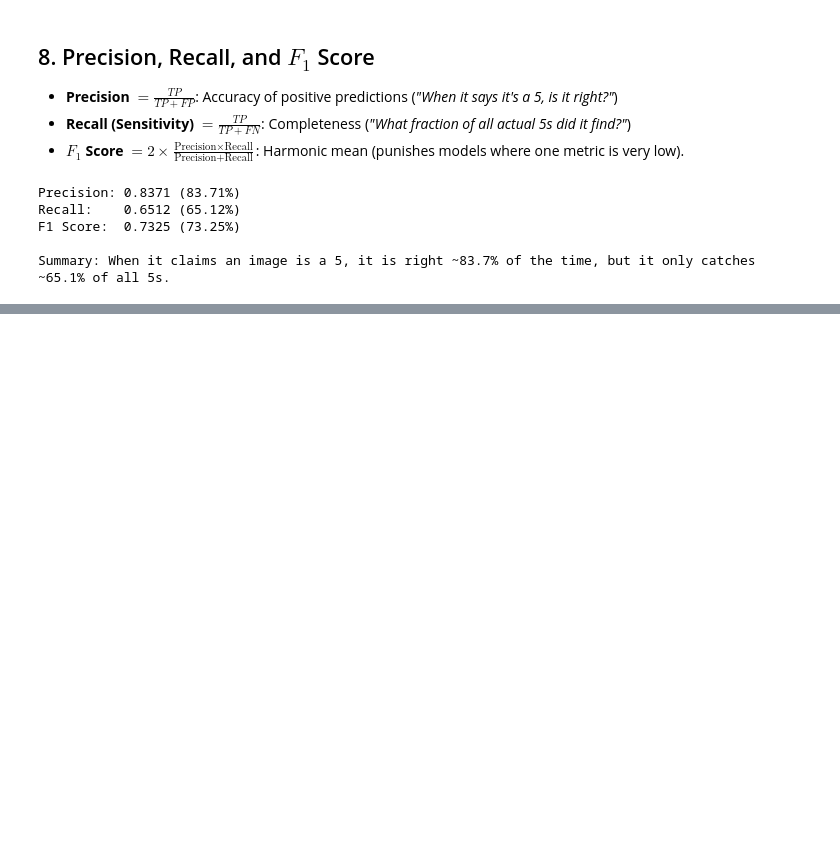
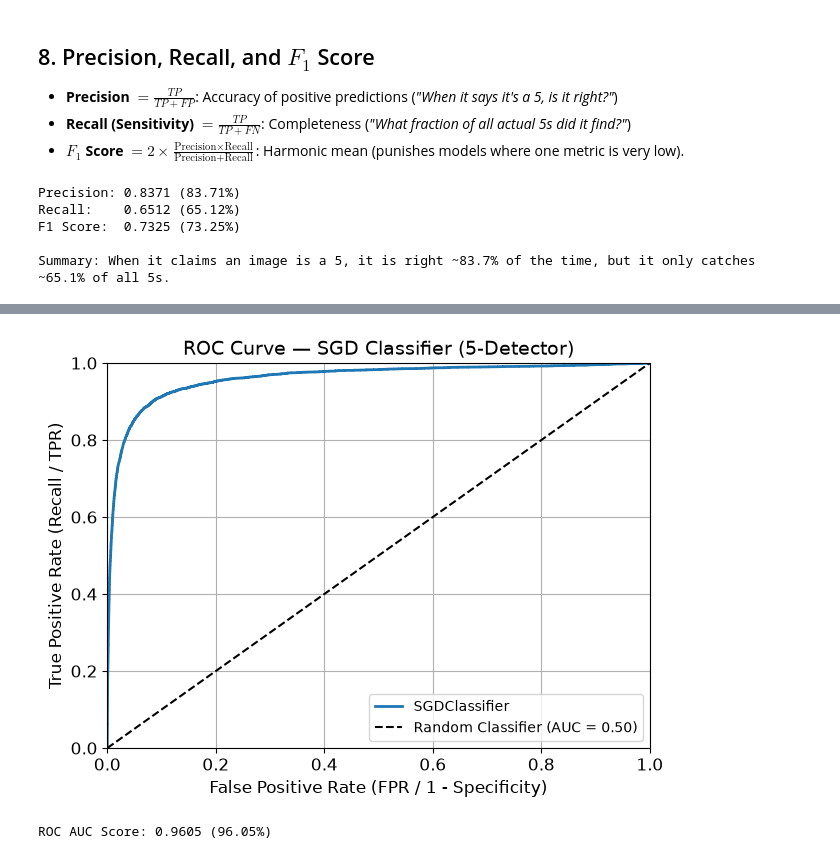
Before and after one commit to Hamshary99/mohamed-ai-learning, a Jupyter notebook: week1/day2/notebooks/Ch3_practice.ipynb, the cells around one changed output, grey strips where cells are left out. Cells and saved outputs as stored; diff of their text form; code cells hidden in the pictures; blank space fills up the shorter version.

Commit message:
feat(ch3): fix ROC curve equations and complete plotting code with AUC

```diff
--- a/week1/day2/notebooks/Ch3_practice.ipynb
+++ b/week1/day2/notebooks/Ch3_practice.ipynb
@@ -240,0 +253,32 @@ Summary: When it claims an image is a 5, it is right ~83.7% of the time, but it
+# %%
+from sklearn.metrics import roc_curve, roc_auc_score
+
+# 1. Get decision scores (not boolean labels) for all training instances via cross-validation
+y_scores = cross_val_predict(sgd_clf, X_train, y_train_5, cv=3, method="decision_function")
+
+# 2. Compute FPR, TPR (Recall), and thresholds
+fpr, tpr, thresholds = roc_curve(y_train_5, y_scores)
+
+# 3. Plot ROC curve function
+def plot_roc_curve(fpr, tpr, label=None):
+    plt.plot(fpr, tpr, linewidth=2, label=label)
+    plt.plot([0, 1], [0, 1], 'k--', label="Random Classifier (AUC = 0.50)")  # dashed diagonal
+    plt.axis([0, 1, 0, 1])
+    plt.xlabel("False Positive Rate (FPR / 1 - Specificity)", fontsize=12)
+    plt.ylabel("True Positive Rate (Recall / TPR)", fontsize=12)
+    plt.title("ROC Curve — SGD Classifier (5-Detector)", fontsize=14)
+    plt.grid(True)
+    if label:
+        plt.legend(loc="lower right")
+
+# 4. Display the curve
+plt.figure(figsize=(7, 5))
+plot_roc_curve(fpr, tpr, label="SGDClassifier")
+plt.show()
+
+# 5. Measure Area Under the Curve (ROC AUC)
+auc_score = roc_auc_score(y_train_5, y_scores)
+print(f"ROC AUC Score: {auc_score:.4f} ({auc_score:.2%})")
+# %% [output]
+[figure, added]
+ROC AUC Score: 0.9605 (96.05%)
```
Also changed, not shown: parts of 1 cell of this notebook, 1 other file.
